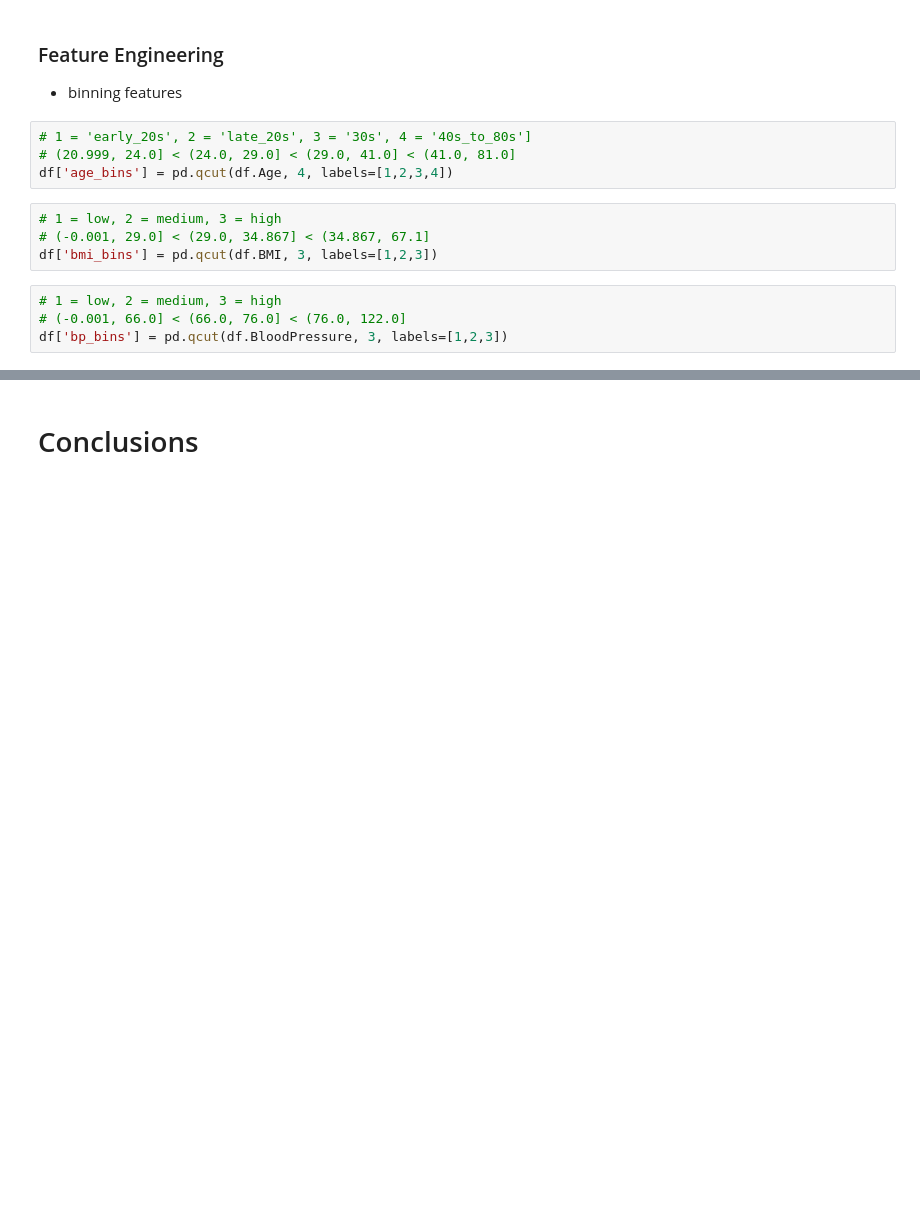
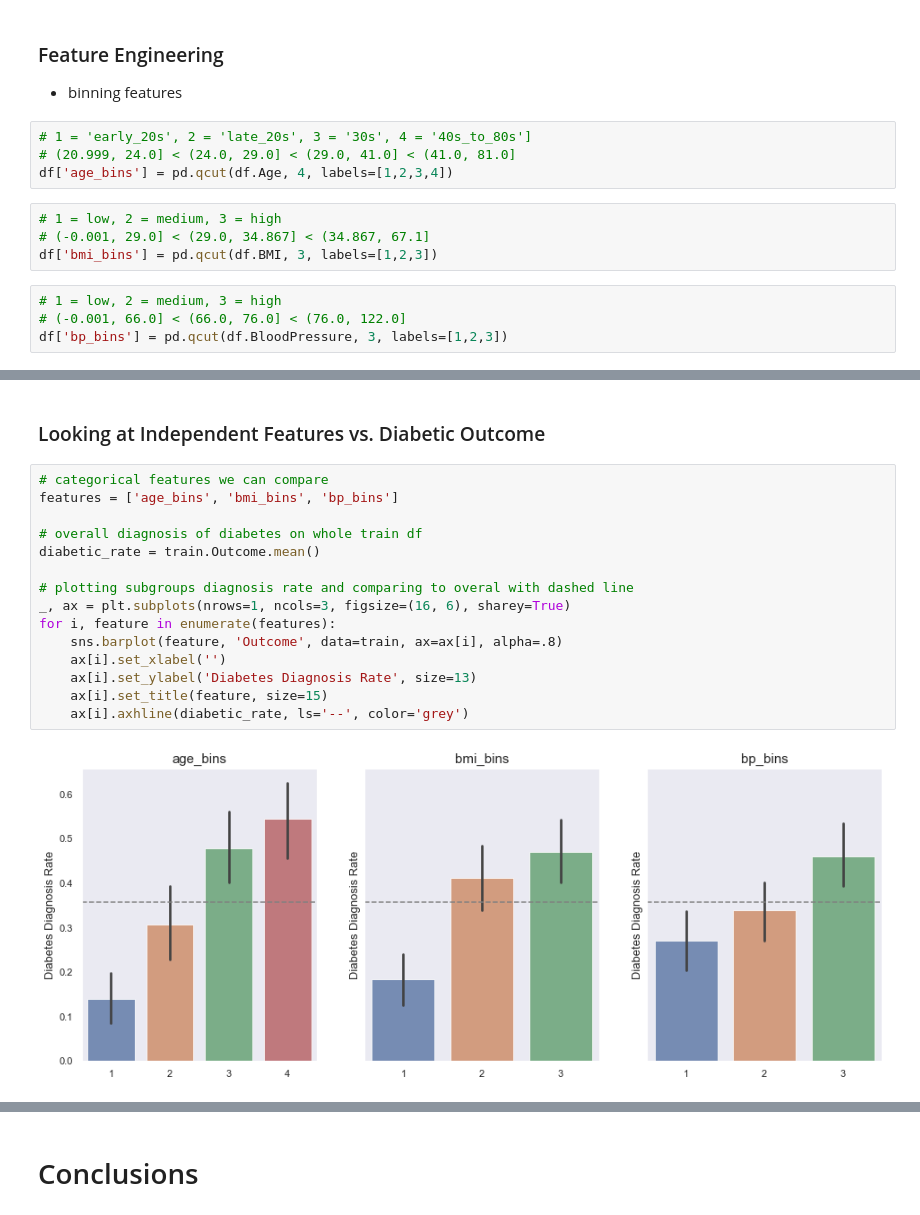
Before and after one commit to ThompsonBethany01/Predicting-Diabetes-Onset, a Jupyter notebook: Data_Analysis.ipynb, the cells around one changed output, grey strips where cells are left out. Saved outputs shown, nothing was run; the diff lists cells and outputs as text; blank space fills up the shorter version.

```diff
--- a/Data_Analysis.ipynb
+++ b/Data_Analysis.ipynb
@@ -150,0 +240,19 @@ df['bp_bins'] = pd.qcut(df.BloodPressure, 3, labels=[1,2,3])
+# %% [markdown]
+### Looking at Independent Features vs. Diabetic Outcome
+# %%
+# categorical features we can compare
+features = ['age_bins', 'bmi_bins', 'bp_bins']
+
+# overall diagnosis of diabetes on whole train df
+diabetic_rate = train.Outcome.mean()
+
+# plotting subgroups diagnosis rate and comparing to overal with dashed line
+_, ax = plt.subplots(nrows=1, ncols=3, figsize=(16, 6), sharey=True)
+for i, feature in enumerate(features):
+    sns.barplot(feature, 'Outcome', data=train, ax=ax[i], alpha=.8)
+    ax[i].set_xlabel('')
+    ax[i].set_ylabel('Diabetes Diagnosis Rate', size=13)
+    ax[i].set_title(feature, size=15)
+    ax[i].axhline(diabetic_rate, ls='--', color='grey')
+# %% [output]
+[figure, added]
```
Also changed, not shown: parts of 17 cells of this notebook.
